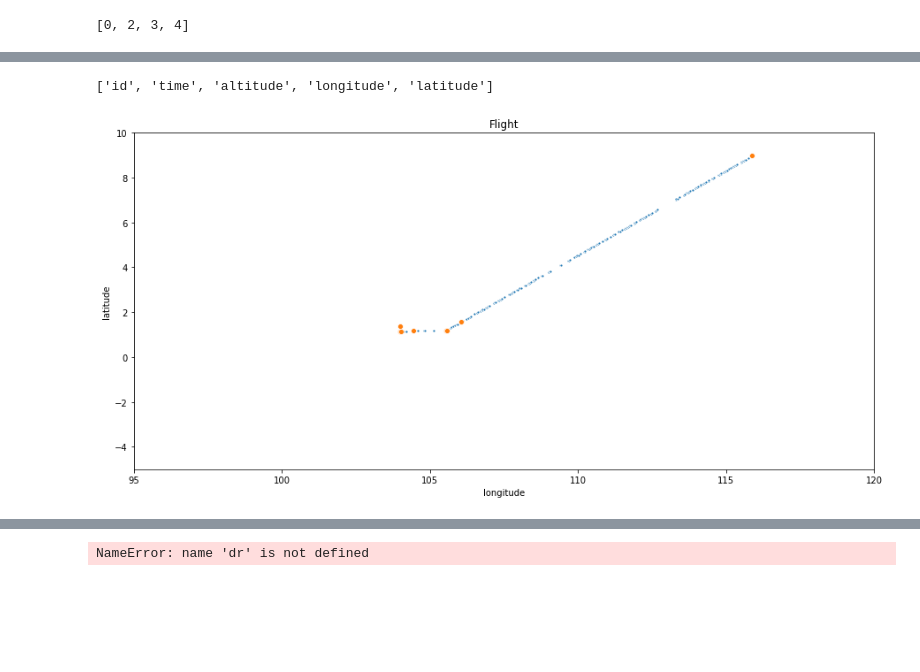
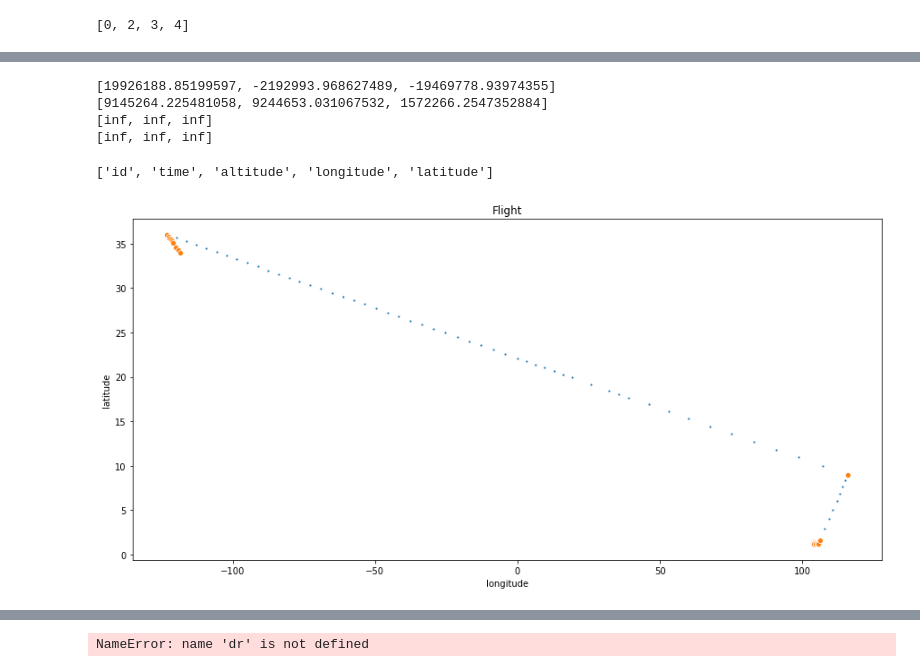
Before and after one commit to michaschultz/mobileSector, a Jupyter notebook: msdata/prepareFIR.ipynb, the cells around one changed output, grey strips where cells are left out. Saved outputs shown, nothing was run; the diff lists cells and outputs as text; code cells hidden in the pictures; blank space fills up the shorter version.

```diff
--- a/msdata/prepareFIR.ipynb
+++ b/msdata/prepareFIR.ipynb
@@ -62,3 +92,34 @@ print(anchors)
+# %%
+import pyproj
+from pyproj import Transformer
+
+# wgs84 =pyproj.CRS("EPSG:4326")
+# merc  =pyproj.CRS("EPSG:3857")
+# isn2004=pyproj.CRS("+proj=lcc +lat_1=64.25 +lat_2=65.75 +lat_0=65 +lon_0=-19 +x_0=1700000 +y_0=300000 +no_defs +a=6378137 +rf=298.257222101 +to_meter=1")
+
+
+lon = [179, -19.7, -174.9]
+lat = [63.183, 63.583, 13.983]
+
+# pyproj.transform(4326, 3387, lat, lon )
+
+
+wgs2merc = Transformer.from_crs("epsg:4326", "epsg:3857")
+x, y = wgs2merc.transform(lat, lon)
+
+print(x)
+print(y)
+
+merc2wgs = Transformer.from_crs("epsg:3857", "epsg:4326")
+lat, lon = wgs2merc.transform(y, x)
+
+print(lat)
+print(lon)
+# %% [output]
+[19926188.85199597, -2192993.968627489, -19469778.93974355]
+[9145264.225481058, 9244653.031067532, 1572266.2547352884]
+[inf, inf, inf]
+[inf, inf, inf]
 # %%
 import rdp as RDP
 import lzma
@@ -70,7 +131,6 @@ n = 0
 header = ""
 oldId = ""
 csv = ""
-
 
 dfs = ""
 dfs_raw = ""
@@ -86,24 +146,43 @@ with lzma.open("c:\\Users\\mschultz\\Downloads\\t_future_flas_360_ats_01.csv.xz"
                 csvStringIO = StringIO(csv)
                 df = pd.read_csv(csvStringIO, sep=",", header=None, names=header.split(sep=","))
 
+                # df.to_csv("SIA.csv")
+
+                # check for later: https://github.com/SciTools/cartopy/issues/368
+                # https://stackoverflow.com/questions/65872151/geopandas-how-to-output-longitude-latitude-scale-correctly-in-mercator-projeti
+                df['latitude_m'], df['longitude_m'] = mercator(df['latitude'], df['longitude'])
+
+                # check weather flight is going over pacific
+                isCross = abs(df['longitude'].values[0] - df['longitude'].values[-1]) > 180
+
                 # create a reference set
-                pos = df[['latitude','longitude']].to_numpy()
-                dfs_raw = df.loc[RDP.simplify(pos, 0.00001, [0, len(pos)-1])]
+                # TODO: correct data should indicate dateline change, isCross should not be necessary
+                if isCross:
+                    pos = df[df['longitude'] <= 0][['latitude_m','longitude_m']].to_numpy()
+                    anchors = RDP.simplify(pos, 50, [0, len(pos)-1])
+                    offSet = df[df['longitude'] > 0].index[0]
+                    pos = df[df['longitude'] > 0][['latitude_m','longitude_m']].to_numpy()
+                    anchors.extend(RDP.simplify(pos, 50, [0, len(pos)-1])+offSet)
+                    # print (anchors)
+                else:
+                    pos = df[['latitude_m','longitude_m']].to_numpy()
+                    anchors = RDP.simplify(pos, 50, [0, len(pos)-1])
+                dfs_raw = df.loc[anchors] # 0.00001
 
 
                 # simplify altitudes first, 25ft
                 pos = df[['time','altitude']].to_numpy()
-                anchors = RDP.simplify(pos, 25, anchors)
-                dfs = df.loc[anchors]
+                anchors = RDP.simplify(pos, 25, [0, len(pos)-1])
 
                 # next step is simplify for distances, 200m
                 # 0°: 1° => 111,13 km
                 # 60°: 1° => 55,57 km
                 # 0.003° set as equivalent for 200m
+                # using lat and lon (degrees) by purpose, may be changed to mercator later
                 pos = df[['latitude','longitude']].to_numpy()
-                anchors = RDP.simplify(pos, .003, [0, len(pos)-1])
+                anchors = RDP.simplify(pos, .003 , anchors) # .003
                 dfs = df.loc[anchors]
-                anchors = RDP.simplify(pos, .1, [0, len(pos)-1])
+
 
                 break
             elif(n == 0):
@@ -119,33 +198,33 @@ with lzma.open("c:\\Users\\mschultz\\Downloads\\t_future_flas_360_ats_01.csv.xz"
 # %%
 import pandas as pd
 import seaborn as sns
 from matplotlib import pyplot as plt
 %matplotlib inline
 
 plt.figure(figsize=(15, 7))
 
 chart = sns.lineplot(
     x="longitude",
     y="latitude",
     marker = '.',
     linestyle='',
     data=dfs_raw
 ).set_title('Flight')
 
 chart = sns.lineplot(
     x="longitude",
     y="latitude",
     marker = 'o',
     linestyle='',
     data=dfs
 ).set_title('Flight')
 
-plt.xlim(95,120)
-plt.ylim(-5,10)
+# plt.xlim(95,120)
+# plt.ylim(-5,10)
 
 plt.show();
 # %% [output]
-[figure, old version]
+[figure, new version]
 # %%
 import geopandas
 # %%
```
Also changed, not shown: parts of 7 cells of this notebook.
